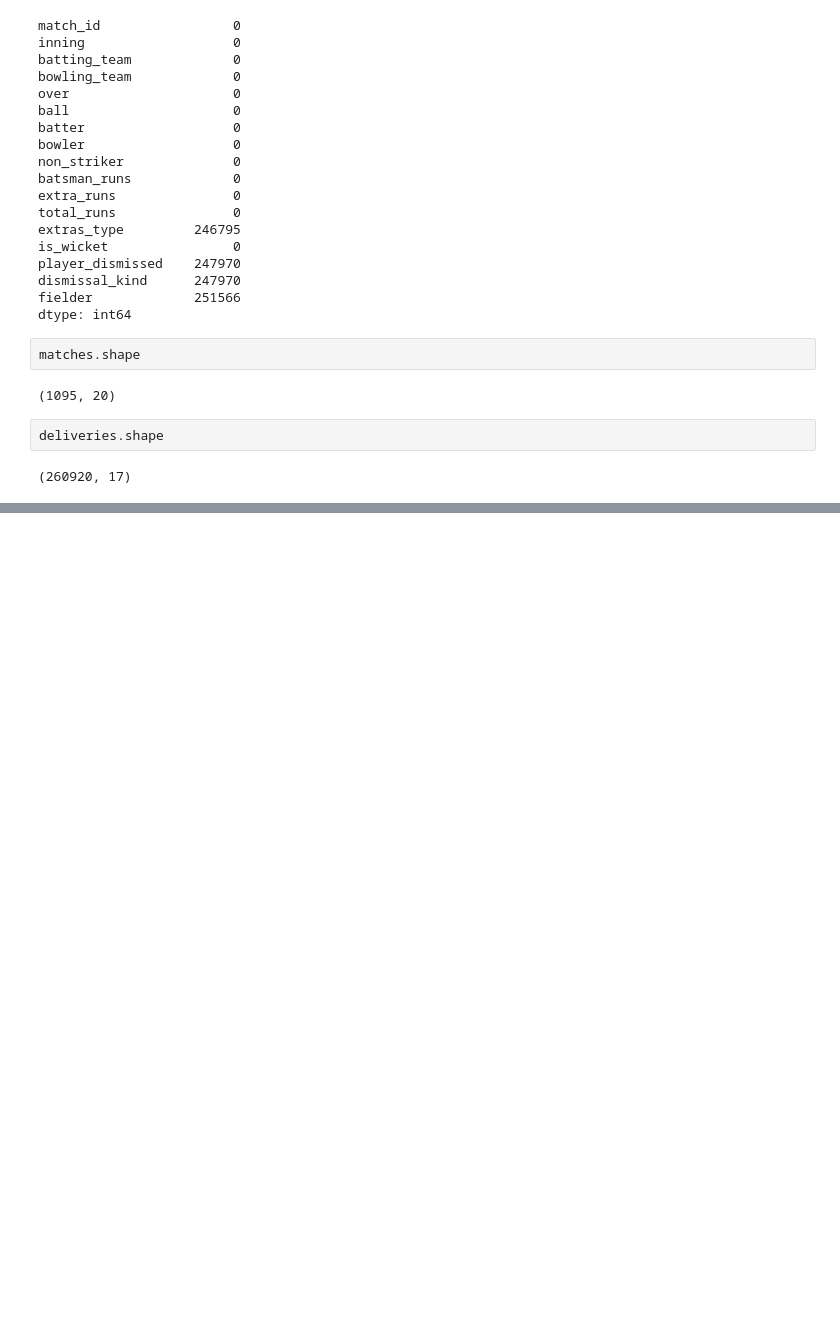
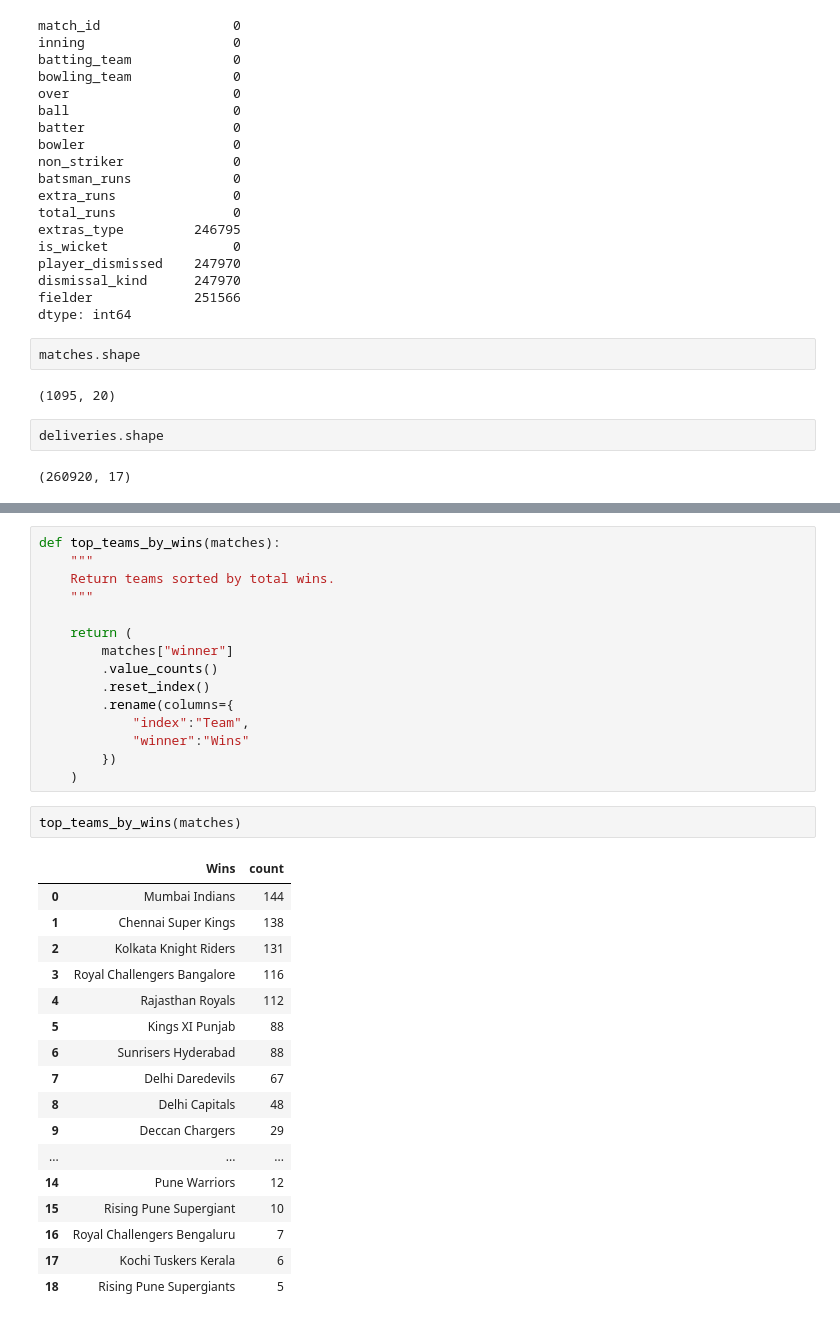
Before and after one commit to RonitKumar145/IPL-Analytics-Pipeline, a Jupyter notebook: notebooks/01_data_understanding.ipynb, the cells around one changed output, grey strips where cells are left out. Cells and saved outputs as stored; diff of their text form; blank space fills up the shorter version.

```diff
--- a/notebooks/01_data_understanding.ipynb
+++ b/notebooks/01_data_understanding.ipynb
@@ -132,0 +303,35 @@ deliveries.shape
+# %%
+def top_teams_by_wins(matches):
+    """
+    Return teams sorted by total wins.
+    """
+
+    return (
+        matches["winner"]
+        .value_counts()
+        .reset_index()
+        .rename(columns={
+            "index":"Team",
+            "winner":"Wins"
+        })
+    )
+# %%
+top_teams_by_wins(matches)
+# %% [output]
+|  | Wins | count |
+| 0 | Mumbai Indians | 144 |
+| 1 | Chennai Super Kings | 138 |
+| 2 | Kolkata Knight Riders | 131 |
+| 3 | Royal Challengers Bangalore | 116 |
+| 4 | Rajasthan Royals | 112 |
+| 5 | Kings XI Punjab | 88 |
+| 6 | Sunrisers Hyderabad | 88 |
+| 7 | Delhi Daredevils | 67 |
+| 8 | Delhi Capitals | 48 |
+| 9 | Deccan Chargers | 29 |
+| ... | ... | ... |
+| 14 | Pune Warriors | 12 |
+| 15 | Rising Pune Supergiant | 10 |
+| 16 | Royal Challengers Bengaluru | 7 |
+| 17 | Kochi Tuskers Kerala | 6 |
+| 18 | Rising Pune Supergiants | 5 |
```
Also changed, not shown: parts of 29 cells of this notebook, 9 other files.
